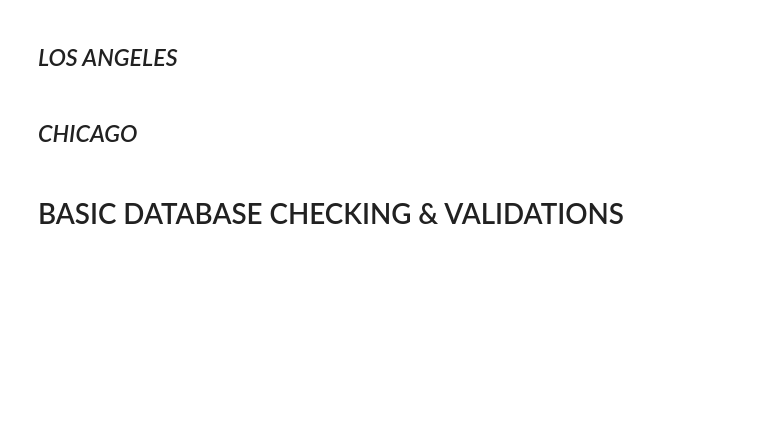
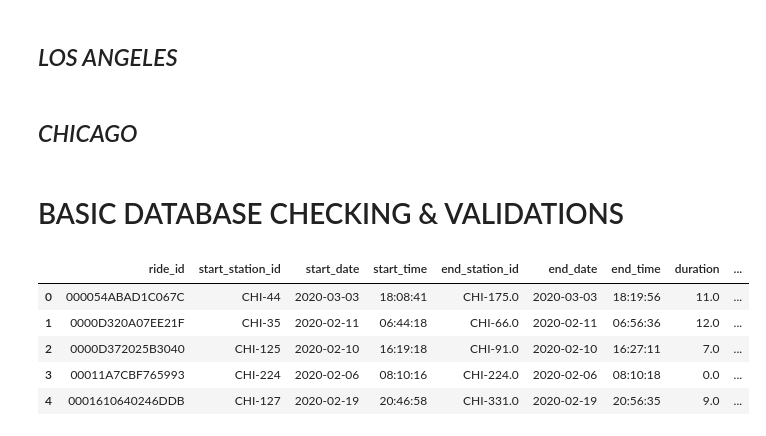
Before and after one commit to GVAlonzo/t5_etl_project, a Jupyter notebook: t5_etl_project.ipynb, the cells around one changed output. Saved outputs shown, nothing was run; the diff lists cells and outputs as text; code cells hidden in the pictures; blank space fills up the shorter version.

```diff
--- a/t5_etl_project.ipynb
+++ b/t5_etl_project.ipynb
@@ -378,2 +381,11 @@ OperationalError: (psycopg2.OperationalError) FATAL:  database "bikeshare" does
 # %% [markdown]
 # BASIC DATABASE CHECKING & VALIDATIONS
+# %%
+pd.read_sql_query('select * from bike_trip order by ride_id', con=engine).head()
+# %% [output]
+|  | ride_id | start_station_id | start_date | start_time | end_station_id | end_date | end_time | duration | ... |
+| 0 | 000054ABAD1C067C | CHI-44 | 2020-03-03 | 18:08:41 | CHI-175.0 | 2020-03-03 | 18:19:56 | 11.0 | ... |
+| 1 | 0000D320A07EE21F | CHI-35 | 2020-02-11 | 06:44:18 | CHI-66.0 | 2020-02-11 | 06:56:36 | 12.0 | ... |
+| 2 | 0000D372025B3040 | CHI-125 | 2020-02-10 | 16:19:18 | CHI-91.0 | 2020-02-10 | 16:27:11 | 7.0 | ... |
+| 3 | 00011A7CBF765993 | CHI-224 | 2020-02-06 | 08:10:16 | CHI-224.0 | 2020-02-06 | 08:10:18 | 0.0 | ... |
+| 4 | 0001610640246DDB | CHI-127 | 2020-02-19 | 20:46:58 | CHI-331.0 | 2020-02-19 | 20:56:35 | 9.0 | ... |
```
Also changed, not shown: parts of 15 cells of this notebook, 2 other files.
